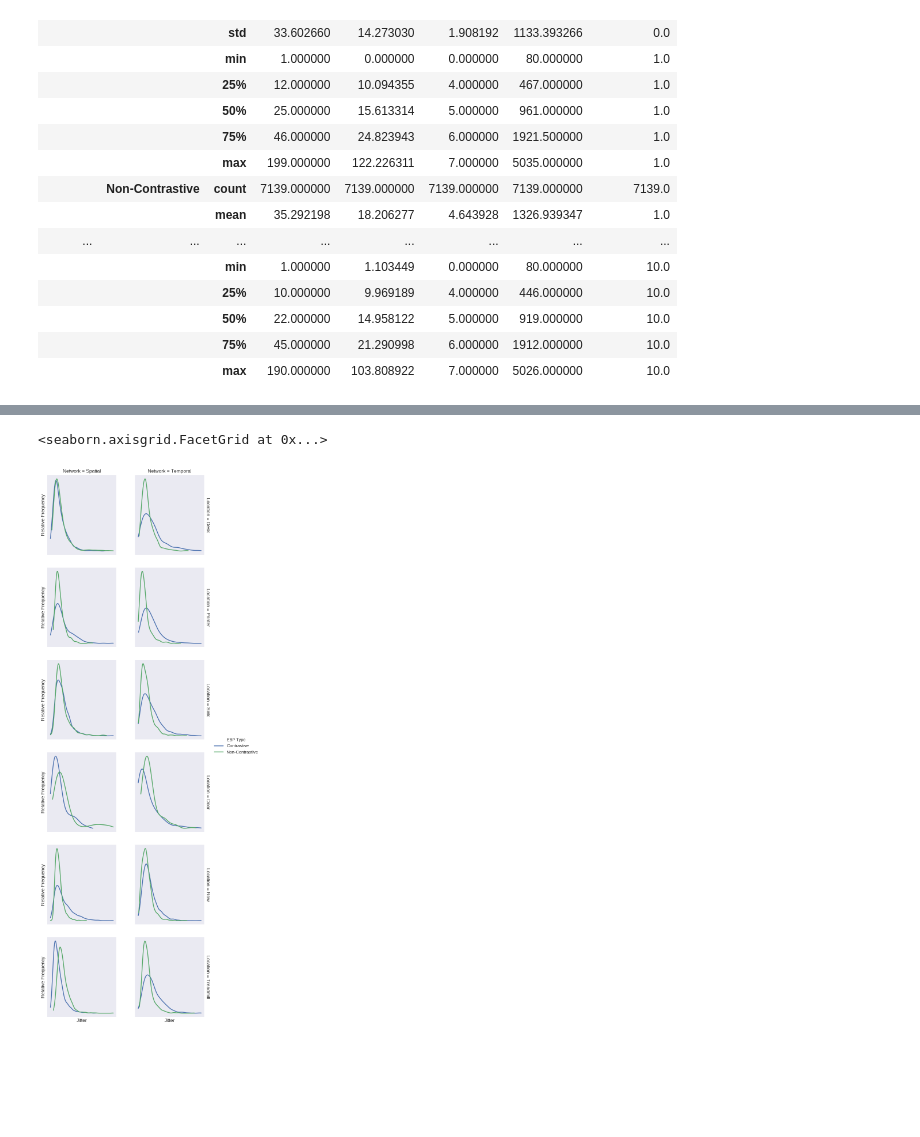
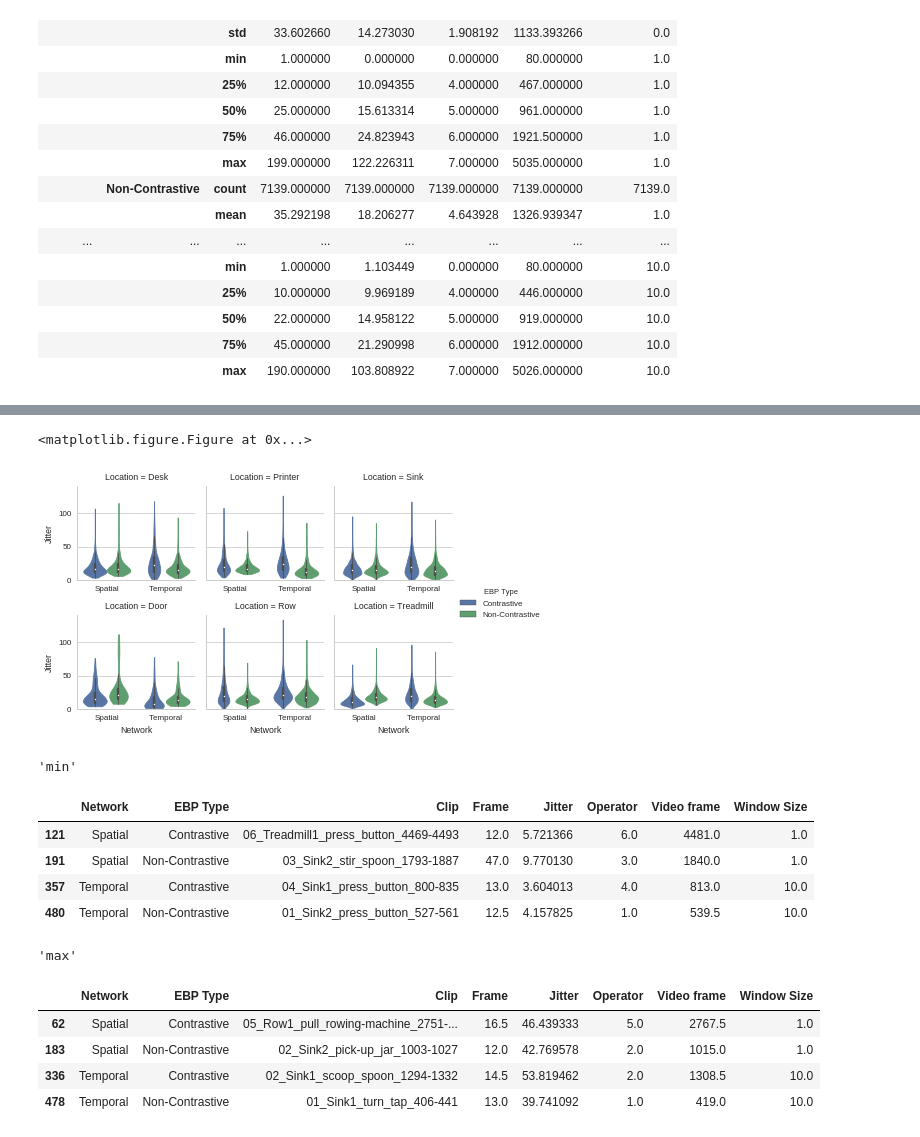
Before and after one commit to willprice/two-stream-action-cnn-analysis, a Jupyter notebook: notebooks/2 - Analysis - Attention map video jitter/1 - BEOID Jitter Analysis.ipynb, the cells around one changed output, grey strips where cells are left out. Saved outputs shown, nothing was run; the diff lists cells and outputs as text; code cells hidden in the pictures; blank space fills up the shorter version.

```diff
--- a/notebooks/2 - Analysis - Attention map video jitter/1 - BEOID Jitter Analysis.ipynb
+++ b/notebooks/2 - Analysis - Attention map video jitter/1 - BEOID Jitter Analysis.ipynb
@@ -67,17 +76,49 @@ grid.add_legend()
-# %%
-grid = sns.FacetGrid(data=jitter_df,
-                     col='Network',
-                     row='Location',
-                     hue='EBP Type',
-                     sharey=False,
-                     sharex=False,
-                     margin_titles=True
-                     )
-grid.map(sns.distplot, "Jitter", hist=False)
-grid.add_legend()
-grid.set_xlabels("Jitter")
-grid.set(yticks=[], xticks=[])
-grid.set_ylabels("Relative Frequency")
-# %% [output]
-<seaborn.axisgrid.FacetGrid at 0x...>
-[figure, removed]
+# %%
+sns.set_context(rc = {'lines.linewidth': 1})
+
+plt.figure(figsize=(6, 4))
+sns.factorplot(y='Jitter',
+           x="Network",
+           col="Location",
+           hue='EBP Type',
+           col_wrap=3,
+           kind='violin',
+           size=2,
+           aspect=1,
+           data=jitter_df,
+           cut=0,
+           sharex=False,
+           linewidth=0.8,
+          )
+plt.subplots_adjust(top=0.90)
+grid.fig.suptitle('Average attention map jitter across clip by location (BEOID)')
+plt.ylim(0)
+plt.savefig('average-jitter-distribution-beoid-by-location.pdf')
+# %% [output]
+<matplotlib.figure.Figure at 0x...>
+[figure, added]
+# %%
+jitter_average_by_clip = jitter_df.groupby(['Network', 'EBP Type', 'Clip'])\
+    .mean()\
+    .reset_index()
+
+idx_max = jitter_average_by_clip.groupby(['Network', 'EBP Type'])['Jitter'].idxmax()
+idx_min = jitter_average_by_clip.groupby(['Network', 'EBP Type'])['Jitter'].idxmin()
+
+display("min")
+display(jitter_average_by_clip.iloc[idx_min])
+display("max")
+display(jitter_average_by_clip.iloc[idx_max])
+# %% [output]
+'min'
+|  | Network | EBP Type | Clip | Frame | Jitter | Operator | Video frame | Window Size |
+| 121 | Spatial | Contrastive | 06_Treadmill1_press_button_4469-4493 | 12.0 | 5.721366 | 6.0 | 4481.0 | 1.0 |
+| 191 | Spatial | Non-Contrastive | 03_Sink2_stir_spoon_1793-1887 | 47.0 | 9.770130 | 3.0 | 1840.0 | 1.0 |
+| 357 | Temporal | Contrastive | 04_Sink1_press_button_800-835 | 13.0 | 3.604013 | 4.0 | 813.0 | 10.0 |
+| 480 | Temporal | Non-Contrastive | 01_Sink2_press_button_527-561 | 12.5 | 4.157825 | 1.0 | 539.5 | 10.0 |
+'max'
+|  | Network | EBP Type | Clip | Frame | Jitter | Operator | Video frame | Window Size |
+| 62 | Spatial | Contrastive | 05_Row1_pull_rowing-machine_2751-... | 16.5 | 46.439333 | 5.0 | 2767.5 | 1.0 |
+| 183 | Spatial | Non-Contrastive | 02_Sink2_pick-up_jar_1003-1027 | 12.0 | 42.769578 | 2.0 | 1015.0 | 1.0 |
+| 336 | Temporal | Contrastive | 02_Sink1_scoop_spoon_1294-1332 | 14.5 | 53.819462 | 2.0 | 1308.5 | 10.0 |
+| 478 | Temporal | Non-Contrastive | 01_Sink1_turn_tap_406-441 | 13.0 | 39.741092 | 1.0 | 419.0 | 10.0 |
```
Also changed, not shown: parts of 6 cells of this notebook, 21 other files.
